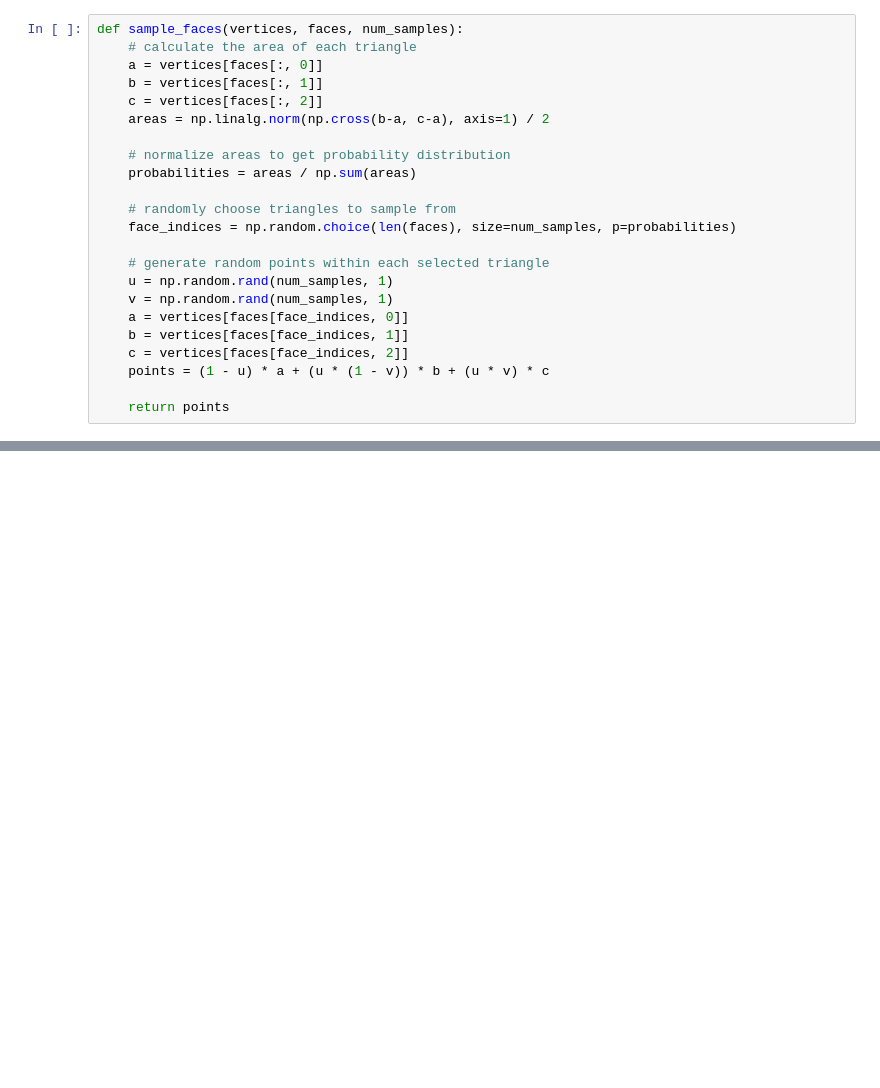
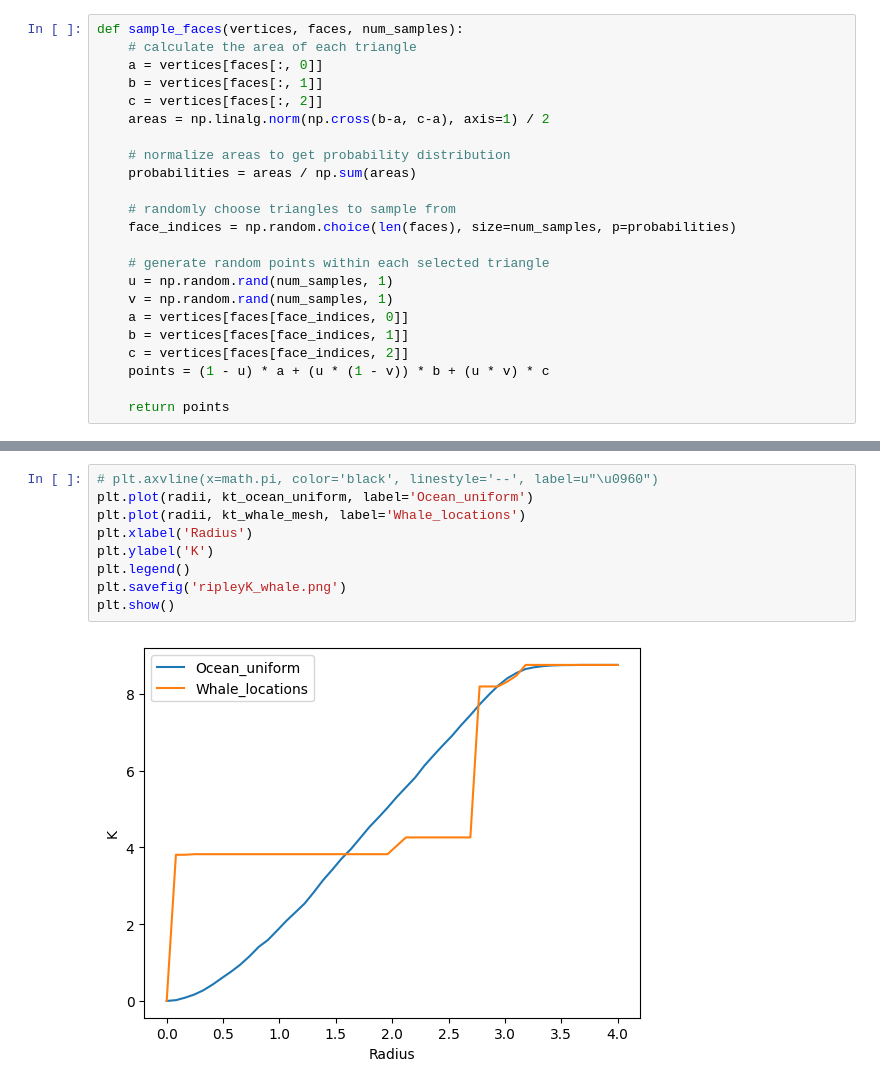
Before and after one commit to Muhanzhaokmp228/Bachelor-project, a Jupyter notebook: Code/Whale.ipynb, the cells around one changed output, grey strips where cells are left out. Saved outputs shown, nothing was run; the diff lists cells and outputs as text; blank space fills up the shorter version.

```diff
--- a/Code/Whale.ipynb
+++ b/Code/Whale.ipynb
@@ -145,0 +142,11 @@ plt.show()
+# %%
+# plt.axvline(x=math.pi, color='black', linestyle='--', label=u"\u0960")
+plt.plot(radii, kt_ocean_uniform, label='Ocean_uniform')
+plt.plot(radii, kt_whale_mesh, label='Whale_locations')
+plt.xlabel('Radius')
+plt.ylabel('K')
+plt.legend()
+plt.savefig('ripleyK_whale.png')
+plt.show()
+# %% [output]
+[figure, added]
```
Also changed, not shown: parts of 3 cells of this notebook, 47 other files.
